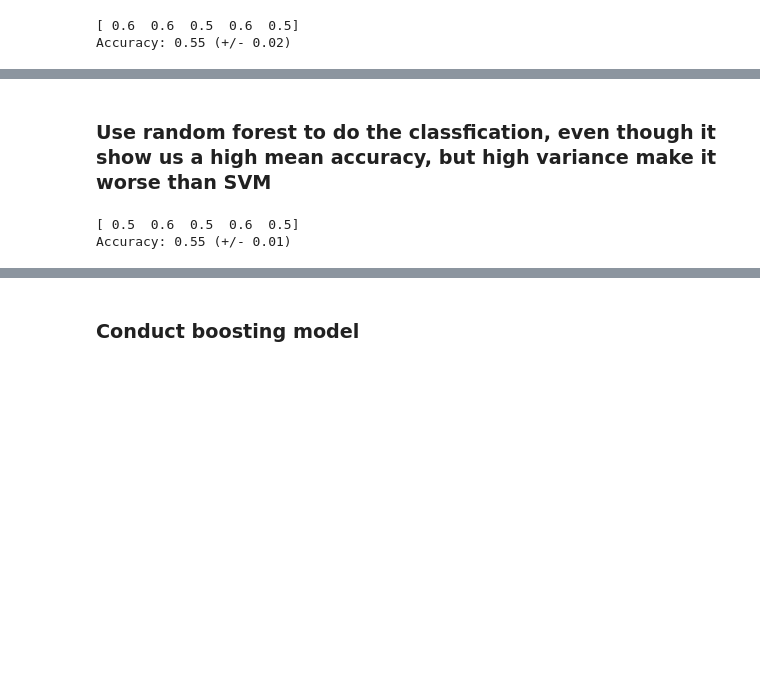
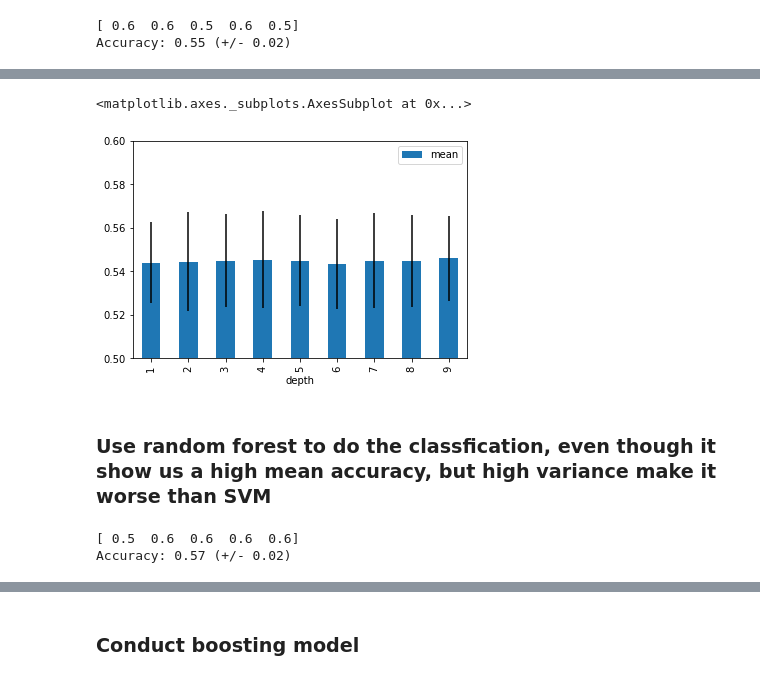
Before and after one commit to qingyuan1017/python_project, a Jupyter notebook: project.ipynb, the cells around one changed output, grey strips where cells are left out. Saved outputs shown, nothing was run; the diff lists cells and outputs as text; code cells hidden in the pictures; blank space fills up the shorter version.

```diff
--- a/project.ipynb
+++ b/project.ipynb
@@ -173,6 +255,6 @@ Accuracy: 0.55 (+/- 0.01)
 # %%
 params = [{'max_depth':[1,2,3,4,5,6,7,8]}]
-reg = tree.DecisionTreeClassifier(max_depth=3)
+reg = tree.DecisionTreeClassifier(max_depth=1)
 reg = reg.fit(X_pca,Y)
 clf = grid_search.GridSearchCV(reg, params,
                    n_jobs=-1)
@@ -183,3 +265,14 @@ print("Accuracy: %0.2f (+/- %0.2f)" % (scores.mean(), scores.std()))
 # %% [output]
 [ 0.6  0.6  0.5  0.6  0.5]
 Accuracy: 0.55 (+/- 0.02)
+# %%
+results = []
+for d in range(1,10):
+    reg = tree.DecisionTreeClassifier(max_depth=5)
+    reg = reg.fit(X_pca,Y)
+    scores = cross_val_score(reg, X_pca, Y, cv=5) # R^2
+    print('depth %d, mean %.2f, std %.2f'%(d,scores.mean(),scores.std()),scores)
+    results.append((d,scores.mean(), scores.std()))
+
+df_tree_accuracy = pd.DataFrame(data=results,columns=['depth','mean','std'])
+df_tree_accuracy
@@ -186,10 +299,15 @@ Accuracy: 0.55 (+/- 0.02)
+# %%
+df_tree_accuracy.plot.bar(x='depth',y='mean',yerr='std', ylim=[0.5,0.6])
+# %% [output]
+<matplotlib.axes._subplots.AxesSubplot at 0x...>
+[figure, added]
 # %% [markdown]
 ### Use random forest to do the classfication, even though it show us a high mean accuracy, but high variance make it worse than SVM
 # %%
-clf_rf = RandomForestClassifier(n_estimators= 10, max_depth=3)
+clf_rf = RandomForestClassifier(n_estimators= 20, max_depth=3)
 clf_rf_scores = cross_val_score(clf_rf, X_pca, Y, cv=5)
 print(clf_rf_scores)
 print("Accuracy: %0.2f (+/- %0.2f)" % (clf_rf_scores.mean(), scores.std()))
 # %% [output]
-[ 0.5  0.6  0.5  0.6  0.5]
-Accuracy: 0.55 (+/- 0.01)
+[ 0.5  0.6  0.6  0.6  0.6]
+Accuracy: 0.57 (+/- 0.02)
```
Also changed, not shown: parts of 30 cells of this notebook, 1 other file.
